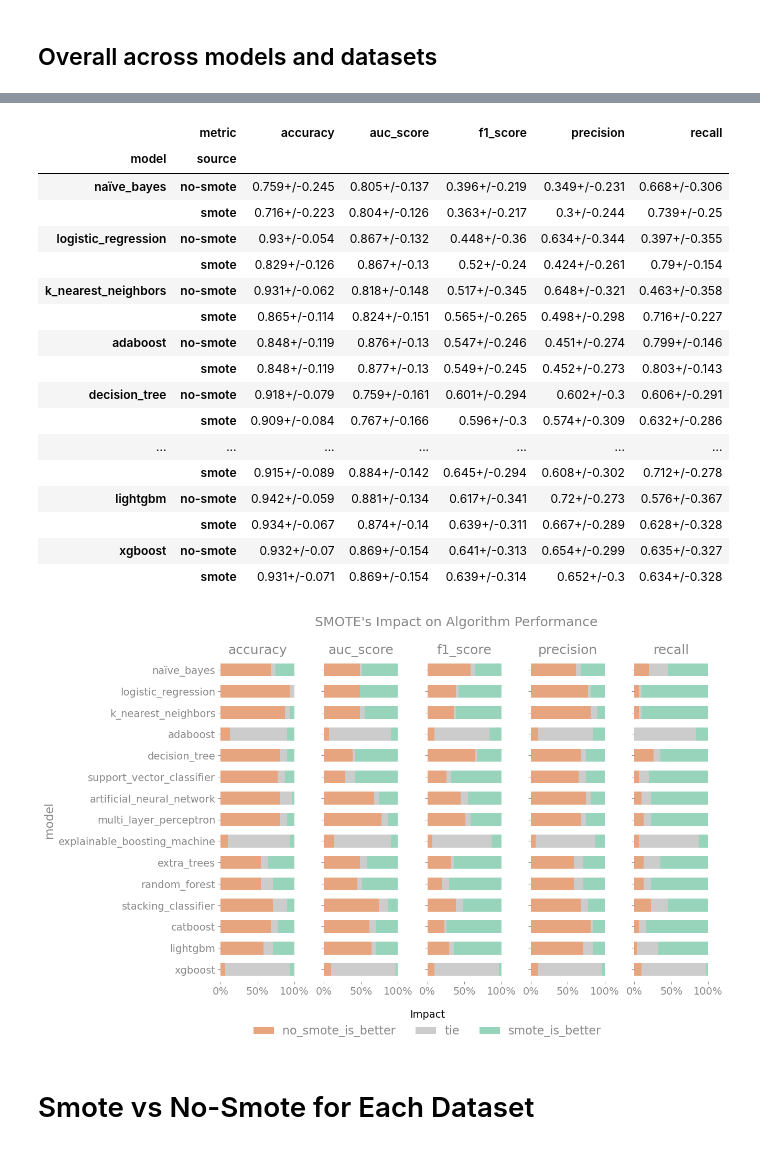
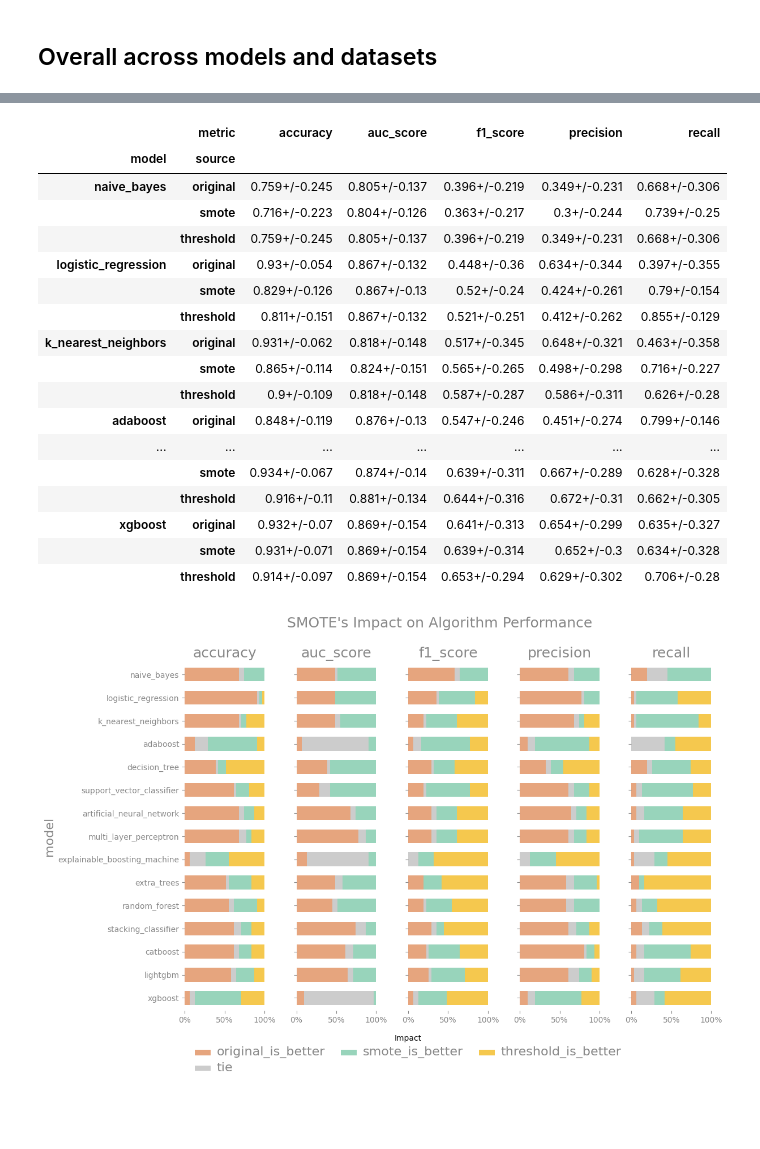
Before and after one commit to readytensor/rt-binary-class-imbalance-results, a Jupyter notebook: smote-analysis-main.ipynb, the cells around one changed output, grey strips where cells are left out. Drawn from its saved outputs; the diff is of its cells as text; code cells hidden in the pictures; blank space fills up the shorter version.

```diff
--- a/smote-analysis-main.ipynb
+++ b/smote-analysis-main.ipynb
@@ -93,3 +189,5 @@ avg_metrics = data.groupby('metric')[['no-smote', 'smote']].mean()
+# %%
+avg_metrics = data.groupby('metric')[['original', 'smote', 'threshold']].mean()
 # %%
 # Function to apply the global chart configuration
 def apply_chart_cfg(ax):
@@ -111,7 +209,7 @@ def apply_chart_cfg(ax):
         ax.patch.set_alpha(0)
 
 plt.figure(figsize=(12, 6))
-ax = avg_metrics.plot(kind='bar', color=[chart_cfg['colors']['no-smote'], chart_cfg['colors']['smote']], figsize=(12, 6))
+ax = avg_metrics.plot(kind='bar', color=[chart_cfg['colors']['original'], chart_cfg['colors']['smote'], chart_cfg['colors']['threshold']], figsize=(12, 6))
 
 # Annotating bars with their rounded values
 for p in ax.patches:
@@ -123,7 +221,7 @@ for p in ax.patches:
                 fontsize=chart_cfg['tick_font_size'],
                 color=chart_cfg['font_color'])
 
-plt.title('Average Metric Values for SMOTE vs No-SMOTE')
+plt.title('Average Metric Values for Original vs SMOTE vs Thresholding')
 plt.ylabel('Average Value')
 plt.xlabel('Metric')
 legend = plt.legend(facecolor='none', edgecolor='none', fontsize=chart_cfg['tick_font_size'])
@@ -227,10 +326,13 @@ plt.show()
 # %%
-# Calculate the mean and standard deviation for SMOTE and No-SMOTE scenarios for each model and metric
+# Calculate the mean and standard deviation for SMOTE and original scenarios for each model and metric
 mean_smote = data.groupby(['model', 'metric'])['smote'].mean().unstack().round(3)
 std_smote = data.groupby(['model', 'metric'])['smote'].std().unstack().round(3)
 
-mean_no_smote = data.groupby(['model', 'metric'])['no-smote'].mean().unstack().round(3)
-std_no_smote = data.groupby(['model', 'metric'])['no-smote'].std().unstack().round(3)
+mean_original = data.groupby(['model', 'metric'])['original'].mean().unstack().round(3)
+std_original = data.groupby(['model', 'metric'])['original'].std().unstack().round(3)
+
+mean_threshold = data.groupby(['model', 'metric'])['threshold'].mean().unstack().round(3)
+std_threshold = data.groupby(['model', 'metric'])['threshold'].std().unstack().round(3)
 
 df_smote = mean_smote.copy()
 for metric in chart_cfg['ordered_metrics']:
@@ -241,17 +343,23 @@ for metric in chart_cfg['ordered_metrics']:
 df_smote.insert(0, 'source', "smote")
 #print(df_smote.head())
 
-df_no_smote = mean_smote.copy()
+df_original = mean_original.copy()
 for metric in chart_cfg['ordered_metrics']:
-    df_no_smote[metric] = \
-        mean_no_smote[metric].round(3).astype(str) + "+/-" + \
-        std_no_smote[metric].round(3).astype(str)
+    df_original[metric] = \
+        mean_original[metric].round(3).astype(str) + "+/-" + \
+        std_original[metric].round(3).astype(str)
 
-df_no_smote.insert(0, 'source', "no-smote")
-#print(df_no_smote.head())
+df_original.insert(0, 'source', "original")
 
+df_threshold = mean_threshold.copy()
+for metric in chart_cfg['ordered_metrics']:
+    df_threshold[metric] = \
+        mean_threshold[metric].round(3).astype(str) + "+/-" + \
+        std_threshold[metric].round(3).astype(str)
+
+df_threshold.insert(0, 'source', "threshold")
 # Combine the dataframes with multi-level index
-table = pd.concat([df_smote.reset_index(), df_no_smote.reset_index()], axis=0, ignore_index=True)
+table = pd.concat([df_smote.reset_index(), df_original.reset_index(), df_threshold.reset_index()], axis=0, ignore_index=True)
 
 # Convert 'model' column to Categorical with a custom order
 table['model'] = pd.Categorical(table['model'], categories=chart_cfg['ordered_models'], ordered=True)
@@ -262,27 +370,29 @@ table_sorted
 # %% [output]
 |  | metric | accuracy | auc_score | f1_score | precision | recall |
 | model | source |  |  |  |  |  |
-| naïve_bayes | no-smote | 0.759+/-0.245 | 0.805+/-0.137 | 0.396+/-0.219 | 0.349+/-0.231 | 0.668+/-0.306 |
+| naive_bayes | original | 0.759+/-0.245 | 0.805+/-0.137 | 0.396+/-0.219 | 0.349+/-0.231 | 0.668+/-0.306 |
 |  | smote | 0.716+/-0.223 | 0.804+/-0.126 | 0.363+/-0.217 | 0.3+/-0.244 | 0.739+/-0.25 |
-| logistic_regression | no-smote | 0.93+/-0.054 | 0.867+/-0.132 | 0.448+/-0.36 | 0.634+/-0.344 | 0.397+/-0.355 |
+|  | threshold | 0.759+/-0.245 | 0.805+/-0.137 | 0.396+/-0.219 | 0.349+/-0.231 | 0.668+/-0.306 |
+| logistic_regression | original | 0.93+/-0.054 | 0.867+/-0.132 | 0.448+/-0.36 | 0.634+/-0.344 | 0.397+/-0.355 |
 |  | smote | 0.829+/-0.126 | 0.867+/-0.13 | 0.52+/-0.24 | 0.424+/-0.261 | 0.79+/-0.154 |
-| k_nearest_neighbors | no-smote | 0.931+/-0.062 | 0.818+/-0.148 | 0.517+/-0.345 | 0.648+/-0.321 | 0.463+/-0.358 |
+|  | threshold | 0.811+/-0.151 | 0.867+/-0.132 | 0.521+/-0.251 | 0.412+/-0.262 | 0.855+/-0.129 |
+| k_nearest_neighbors | original | 0.931+/-0.062 | 0.818+/-0.148 | 0.517+/-0.345 | 0.648+/-0.321 | 0.463+/-0.358 |
 |  | smote | 0.865+/-0.114 | 0.824+/-0.151 | 0.565+/-0.265 | 0.498+/-0.298 | 0.716+/-0.227 |
-| adaboost | no-smote | 0.848+/-0.119 | 0.876+/-0.13 | 0.547+/-0.246 | 0.451+/-0.274 | 0.799+/-0.146 |
-|  | smote | 0.848+/-0.119 | 0.877+/-0.13 | 0.549+/-0.245 | 0.452+/-0.273 | 0.803+/-0.143 |
-| decision_tree | no-smote | 0.918+/-0.079 | 0.759+/-0.161 | 0.601+/-0.294 | 0.602+/-0.3 | 0.606+/-0.291 |
-|  | smote | 0.909+/-0.084 | 0.767+/-0.166 | 0.596+/-0.3 | 0.574+/-0.309 | 0.632+/-0.286 |
+|  | threshold | 0.9+/-0.109 | 0.818+/-0.148 | 0.587+/-0.287 | 0.586+/-0.311 | 0.626+/-0.28 |
+| adaboost | original | 0.848+/-0.119 | 0.876+/-0.13 | 0.547+/-0.246 | 0.451+/-0.274 | 0.799+/-0.146 |
 | ... | ... | ... | ... | ... | ... | ... |
-|  | smote | 0.915+/-0.089 | 0.884+/-0.142 | 0.645+/-0.294 | 0.608+/-0.302 | 0.712+/-0.278 |
-| lightgbm | no-smote | 0.942+/-0.059 | 0.881+/-0.134 | 0.617+/-0.341 | 0.72+/-0.273 | 0.576+/-0.367 |
 |  | smote | 0.934+/-0.067 | 0.874+/-0.14 | 0.639+/-0.311 | 0.667+/-0.289 | 0.628+/-0.328 |
-| xgboost | no-smote | 0.932+/-0.07 | 0.869+/-0.154 | 0.641+/-0.313 | 0.654+/-0.299 | 0.635+/-0.327 |
+|  | threshold | 0.916+/-0.11 | 0.881+/-0.134 | 0.644+/-0.316 | 0.672+/-0.31 | 0.662+/-0.305 |
+| xgboost | original | 0.932+/-0.07 | 0.869+/-0.154 | 0.641+/-0.313 | 0.654+/-0.299 | 0.635+/-0.327 |
 |  | smote | 0.931+/-0.071 | 0.869+/-0.154 | 0.639+/-0.314 | 0.652+/-0.3 | 0.634+/-0.328 |
+|  | threshold | 0.914+/-0.097 | 0.869+/-0.154 | 0.653+/-0.294 | 0.629+/-0.302 | 0.706+/-0.28 |
 # %%
 table_sorted.to_csv("./results/results-mean-stddev.csv")
 # %%
-# Calculate the percentage of comparisons where SMOTE was better, No-SMOTE was better, or there was a tie for each metric and model
+# Calculate the percentage of comparisons where SMOTE was better, original was better, or there was a tie for each metric and model
 comparison_counts_model = data.groupby(['metric', 'model'])['comparison'].value_counts(normalize=True).unstack().fillna(0)
+comparison_columns = ['original_is_better', 'tie', 'smote_is_better', 'threshold_is_better']
+
 # comparison_counts_model
 
 # Create sub-plots with 5 columns (one for each metric) and 1 row
@@ -297,9 +407,10 @@ for col, metric in enumerate(chart_cfg['ordered_metrics']):
         stacked=True,
         ax=ax,
         color=[
-            chart_cfg['colors']['no-smote'],
+            chart_cfg['colors']['original'],
             chart_cfg['colors']['tie'],
-            chart_cfg['colors']['smote']
+            chart_cfg['colors']['smote'],
+            chart_cfg['colors']['threshold']
         ],
         legend=False,
         width=0.6
@@ -309,34 +420,31 @@ for col, metric in enumerate(chart_cfg['ordered_metrics']):
     ax.xaxis.set_major_formatter(lambda x, _: f'{100*x:.0f}%')
     ax.tick_params(axis='x', colors=chart_cfg['font_color'], labelsize=chart_cfg['tick_font_size'])
     ax.tick_params(axis='y', colors=chart_cfg['font_color'], labelsize=chart_cfg['tick_font_size'])
     apply_chart_cfg(ax)
 
 plt.suptitle(
     "SMOTE's Impact on Algorithm Performance",
     fontsize=chart_cfg['title_font_size'],
     color=chart_cfg['font_color']
 )
 
 # Adjust layout and show the plot
 legend = axes[2]\
     .legend(
         title='Impact',
         bbox_to_anchor=(0.0, -0.2),
         loc='lower center',
         facecolor='none',
         edgecolor='none',
         fontsize=chart_cfg['tick_font_size'],
         title_fontsize=chart_cfg['tick_font_size'],
         ncol=3
     )
 # Set font color for the legend text
 for text in legend.get_texts():
     text.set_color(chart_cfg['legend_font_color'])
     text.set_fontsize(chart_cfg['legend_font_size'])
-plt.tight_layout()
 plt.subplots_adjust(wspace=0.4, hspace=0.6)
 plt.show()
 # %% [output]
-[figure, old version]
+[figure, new version]
-# %% [markdown]
-# Smote vs No-Smote for Each Dataset
```
Also changed, not shown: parts of 18 cells of this notebook, 26 other files.
